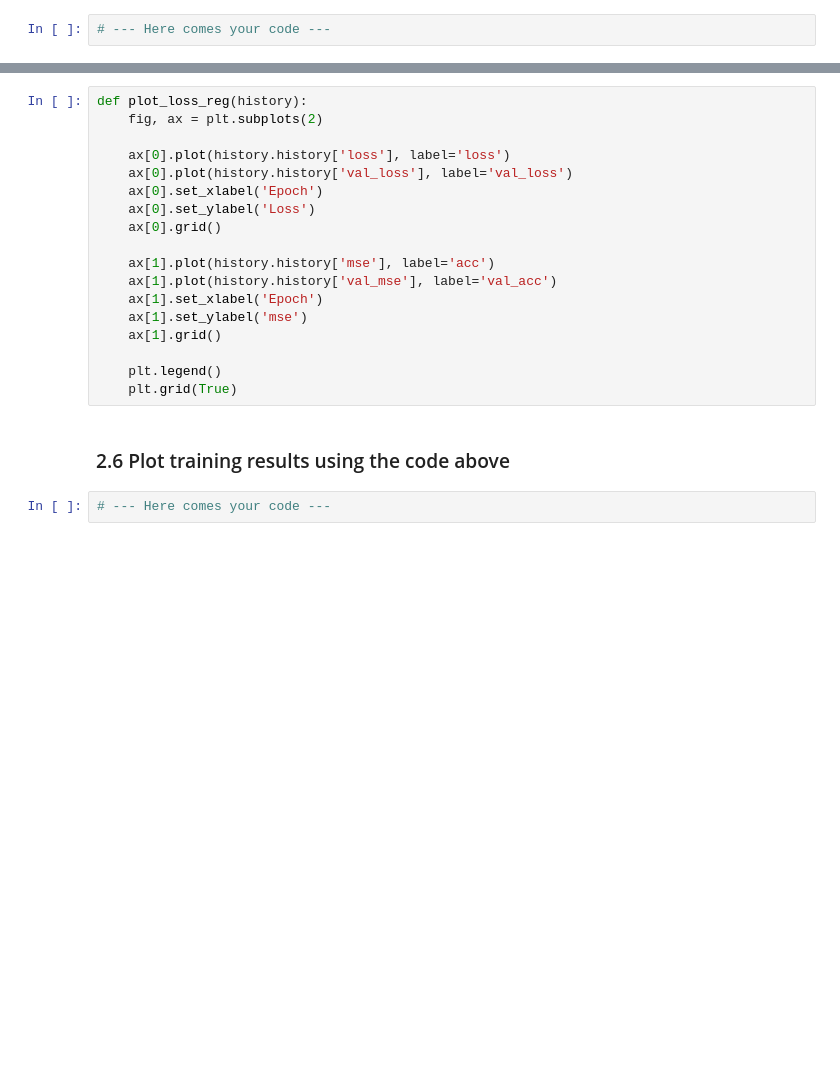
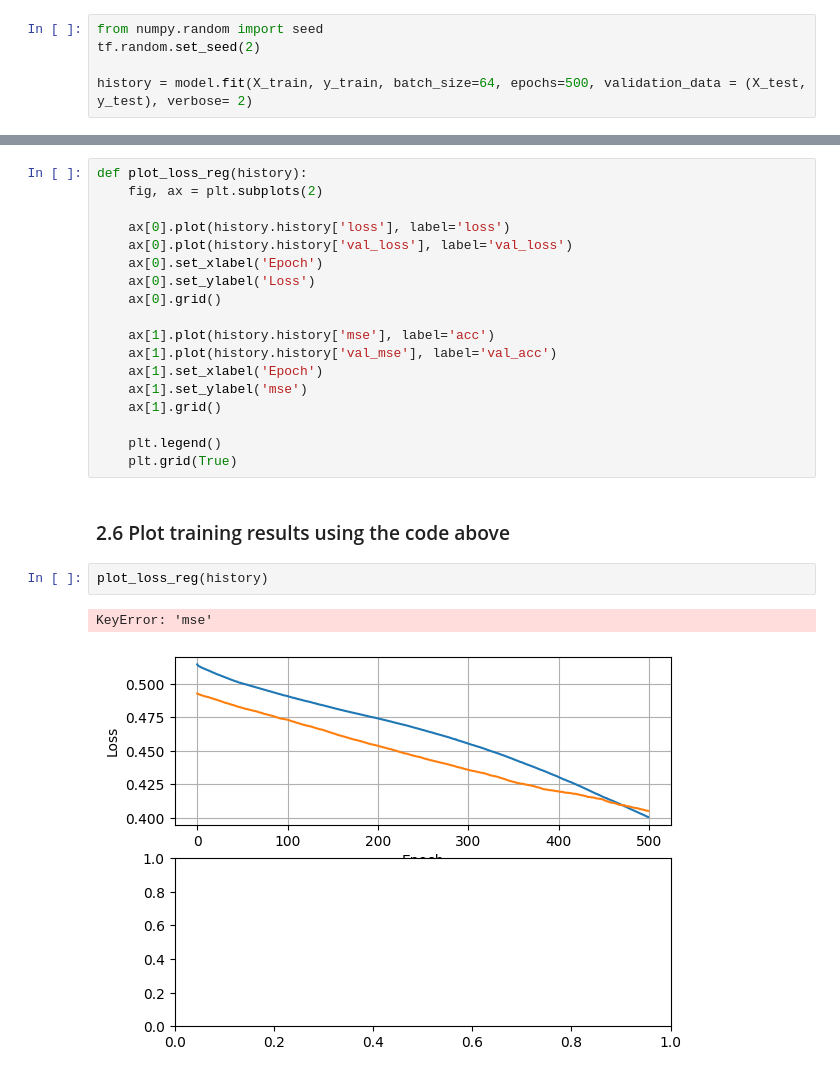
Before and after one commit to Oscilous/SDU-IML, a Jupyter notebook: 6. Neural Network MLP/Exercise6.ipynb, the cells around one changed output, grey strips where cells are left out. Saved outputs shown, nothing was run; the diff lists cells and outputs as text; blank space fills up the shorter version.

```diff
--- a/6. Neural Network MLP/Exercise6.ipynb
+++ b/6. Neural Network MLP/Exercise6.ipynb
@@ -232,4 +212,7 @@ _________________________________________________________________
 # %% [markdown]
 ### 2.5 Train the model with batch_size=64, set epoch number to 500 and set verbose to 2
 # %%
-# --- Here comes your code ---
+from numpy.random import seed
+tf.random.set_seed(2)
+
+history = model.fit(X_train, y_train, batch_size=64, epochs=500, validation_data = (X_test, y_test), verbose= 2)
@@ -254,4 +255,7 @@ def plot_loss_reg(history):
 # %% [markdown]
 ### 2.6 Plot training results using the code above
 # %%
-# --- Here comes your code ---
+plot_loss_reg(history)
+# %% [output]
+KeyError: 'mse'
+[figure, added]
```
Also changed, not shown: parts of 12 cells of this notebook, 1 other file.
